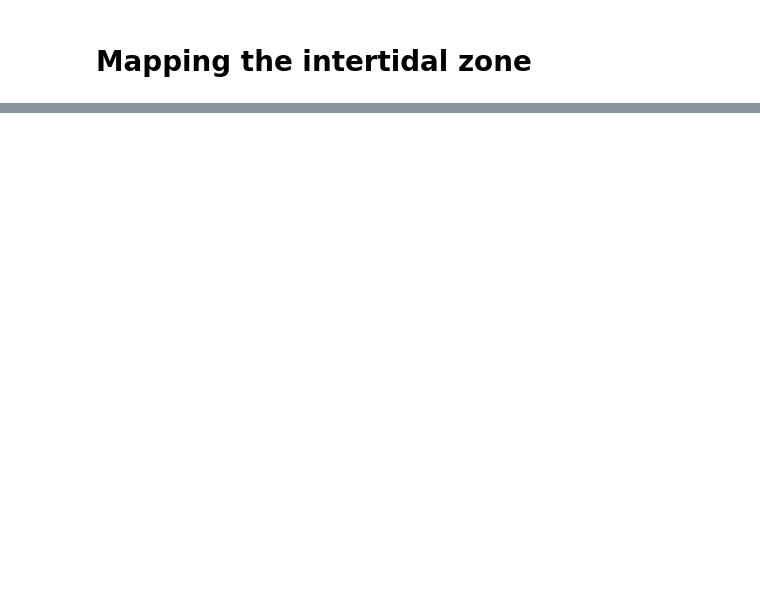
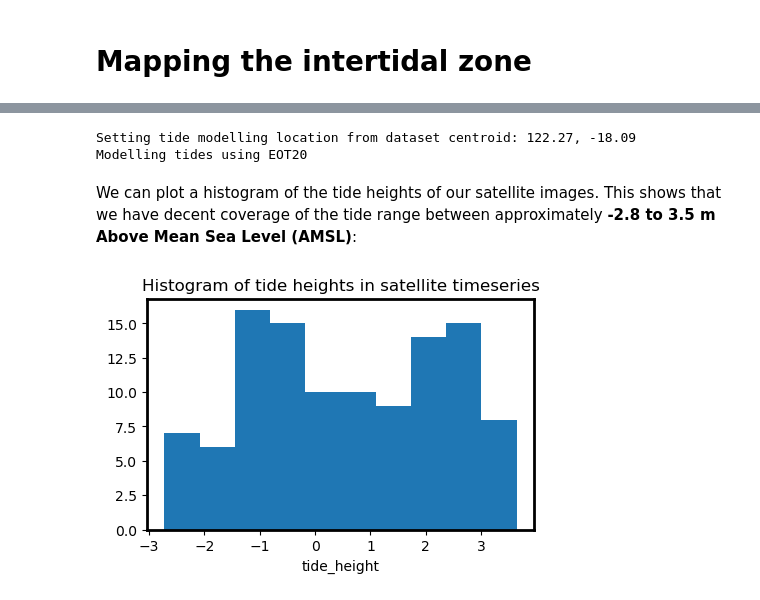
Before and after one commit to GeoscienceAustralia/eo-tides, a Jupyter notebook: docs/notebooks/Case_study_intertidal.ipynb, the cells around one changed output, grey strips where cells are left out. Drawn from its saved outputs; the diff is of its cells as text; code cells hidden in the pictures; blank space fills up the shorter version.

```diff
--- a/docs/notebooks/Case_study_intertidal.ipynb
+++ b/docs/notebooks/Case_study_intertidal.ipynb
@@ -117,0 +15,2 @@ intertidal.odc.explore()
+# %%
+directory = "../../tests/data/tide_models/"
@@ -117,0 +34,31 @@ intertidal.odc.explore()
+# %%
+# Connect to STAC catalog
+catalog = pystac_client.Client.open("https://explorer.dea.ga.gov.au/stac")
+
+# Set cloud access defaults
+odc.stac.configure_rio(
+    cloud_defaults=True,
+    aws={"aws_unsigned": True},
+)
+
+# Build a query and search the STAC catalog for all matching items
+bbox = [122.12, -18.25, 122.43, -17.93]
+query = catalog.search(
+    bbox=bbox,
+    collections=["ga_ls8c_ard_3", "ga_ls9c_ard_3"],
+    datetime="2022-01-01/2023-12-31",
+    filter = "eo:cloud_cover < 5"  # Filter to images with <5% cloud
+)
+
+# Load data into xarray format
+ds = odc.stac.load(
+    items=list(query.items()),
+    bands=["nbart_green", "nbart_nir"],
+    crs="utm",
+    resolution=50,
+    groupby="solar_day",
+    bbox=bbox,
+    fail_on_error=False,
+    chunks={},
+)
+print(ds)
@@ -117,0 +99,16 @@ intertidal.odc.explore()
+# %%
+ds["tide_height"] = tag_tides(
+    ds=ds,
+    directory=directory,
+)
+# %% [output]
+Setting tide modelling location from dataset centroid: 122.27, -18.09
+Modelling tides using EOT20
+# %% [markdown]
+We can plot a histogram of the tide heights of our satellite images.
+This shows that we have decent coverage of the tide range between approximately **-2.8 to 3.5 m Above Mean Sea Level (AMSL)**:
+# %%
+ds["tide_height"].plot.hist(bins=10, figsize=(5, 3))
+plt.title("Histogram of tide heights in satellite timeseries");
+# %% [output]
+[figure, added]
```
Also changed, not shown: parts of 40 cells of this notebook.
